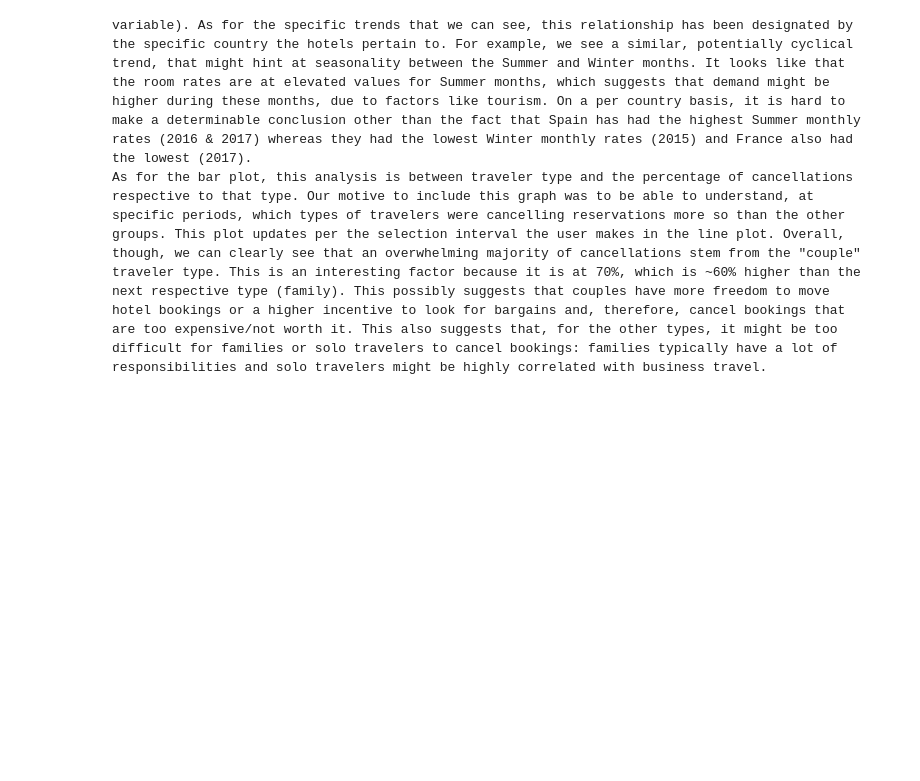
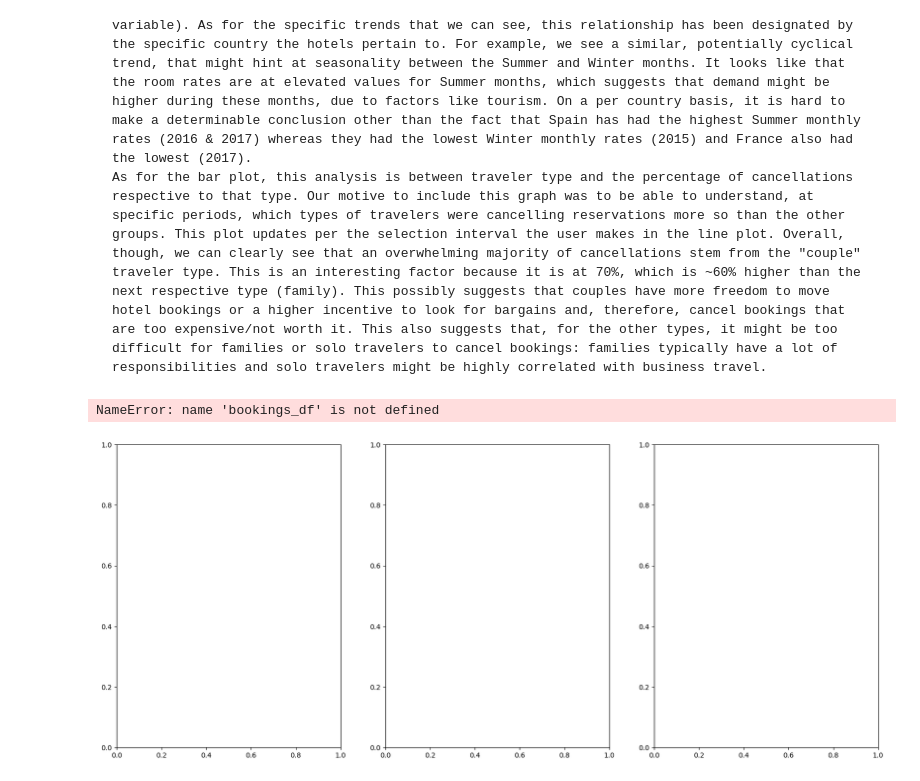
Before and after one commit to eminekupa/DS4200Project, a Jupyter notebook: ds4200_proj_cleaning.ipynb, the cells around one changed output. Saved outputs shown, nothing was run; the diff lists cells and outputs as text; code cells hidden in the pictures; blank space fills up the shorter version.

```diff
--- a/ds4200_proj_cleaning.ipynb
+++ b/ds4200_proj_cleaning.ipynb
@@ -360,3 +360,69 @@ chart = line_chart | bar_chart
 # %%
 # Save Altair chart to html
 #chart.save("altair_advCancel.html")
+# %%
+import pandas as pd
+import matplotlib.pyplot as plt
+import seaborn as sns
+import os
+
+# Create images directory if it doesn't exist
+os.makedirs('images', exist_ok=True)
+
+# Define the countries and their colors for visual consistency
+countries = ['ESP', 'FRA', 'ITA']
+country_names = ['Spain', 'France', 'Italy']
+color_maps = ['Reds', 'Blues', 'Greens']  # Different color scheme for each country
+
+# Create figure with 3 subplots
+fig, axes = plt.subplots(1, 3, figsize=(20, 8))
+
+# For each country, create and plot its cancellation rate heatmap
+for i, (country, country_name, cmap) in enumerate(zip(countries, country_names, color_maps)):
+    # Filter for the current country
+    country_df = bookings_df[bookings_df['Country'] == country]
+
+    # Create pivot table for cancellation rates
+    pivot_cancel_rate = pd.pivot_table(
+        country_df,
+        values='IsCanceled',
+        index='MarketSegment',
+        columns='CustomerType',
+        aggfunc='mean',
+        margins=True,
+        margins_name='Total'
+    )
+
+    # Plot the heatmap
+    sns.heatmap(
+        pivot_cancel_rate,
+        annot=True,
+        fmt='.2f',
+        cmap=cmap,
+        cbar=True,
+        linewidths=.5,
+        square=True,
+        ax=axes[i]
+    )
+
+    # Set titles and labels
+    axes[i].set_title(f'{country_name} Cancellation Rates', fontsize=14, weight='bold')
+    axes[i].set_xlabel('Customer Type', fontsize=12)
+
+    # Only include y-axis label for the first subplot to avoid repetition
+    if i == 0:
+        axes[i].set_ylabel('Market Segment', fontsize=12)
+    else:
+        axes[i].set_ylabel('')
+
+# Add a super title
+plt.suptitle('Market Segment vs. Customer Type Cancellation Rates by Country',
+             fontsize=18, weight='bold', y=1.02)
+
+# Adjust layout and save
+plt.tight_layout()
+plt.savefig('images/market_segmentation_by_country.png', dpi=300, bbox_inches='tight')
+plt.show()
+# %% [output]
+NameError: name 'bookings_df' is not defined
+[figure, added]
```
